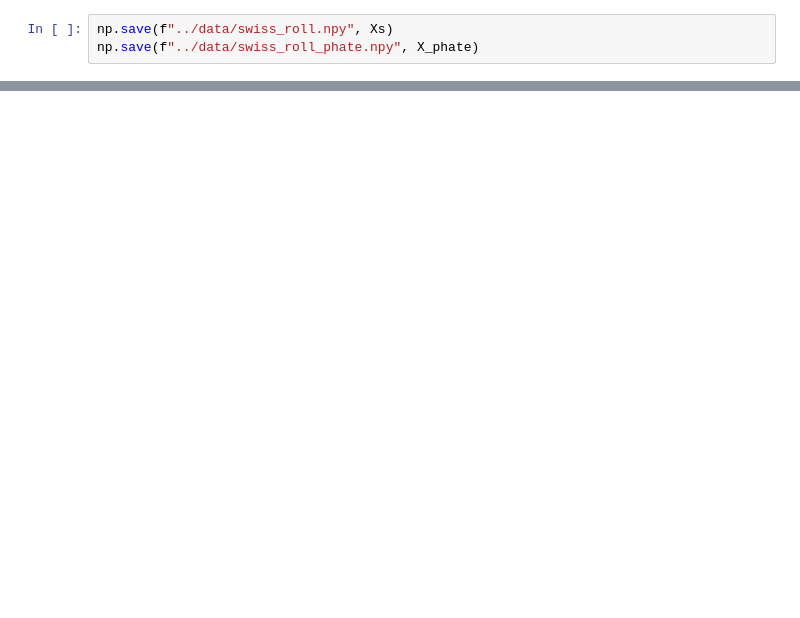
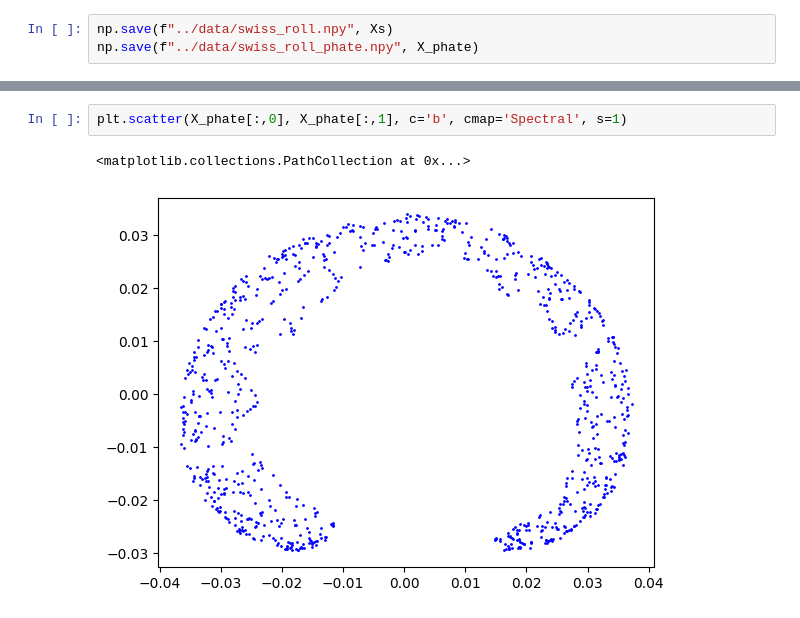
Before and after one commit to KrishnaswamyLab/GeometryAwareGenerativeAutoencoder, a Jupyter notebook: notebooks/swiss_roll_data.ipynb, the cells around one changed output, grey strips where cells are left out. Cells and saved outputs as stored; diff of their text form; blank space fills up the shorter version.

```diff
--- a/notebooks/swiss_roll_data.ipynb
+++ b/notebooks/swiss_roll_data.ipynb
@@ -51,0 +93,5 @@ np.save(f"../data/swiss_roll_phate.npy", X_phate)
+# %%
+plt.scatter(X_phate[:,0], X_phate[:,1], c='b', cmap='Spectral', s=1)
+# %% [output]
+<matplotlib.collections.PathCollection at 0x...>
+[figure, added]
```
Also changed, not shown: parts of 8 cells of this notebook, 11 other files.
